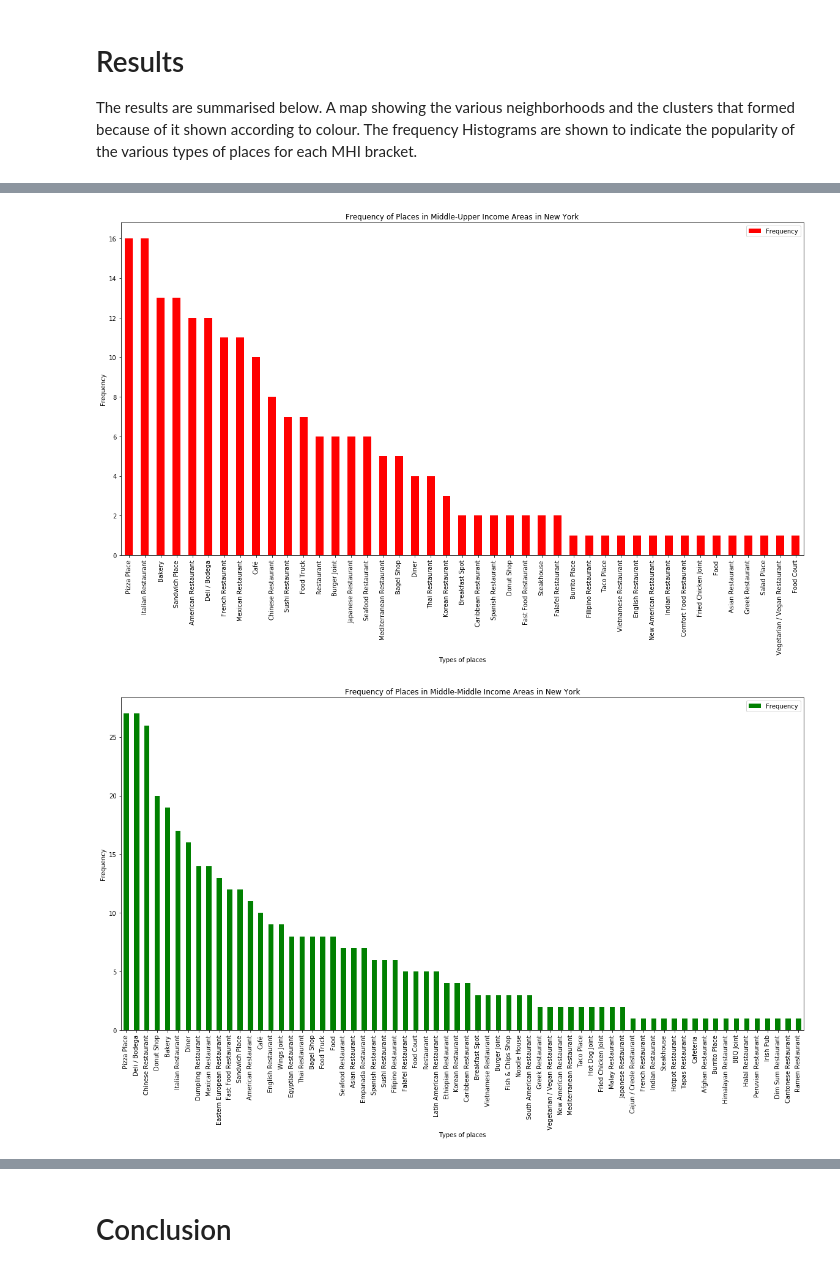
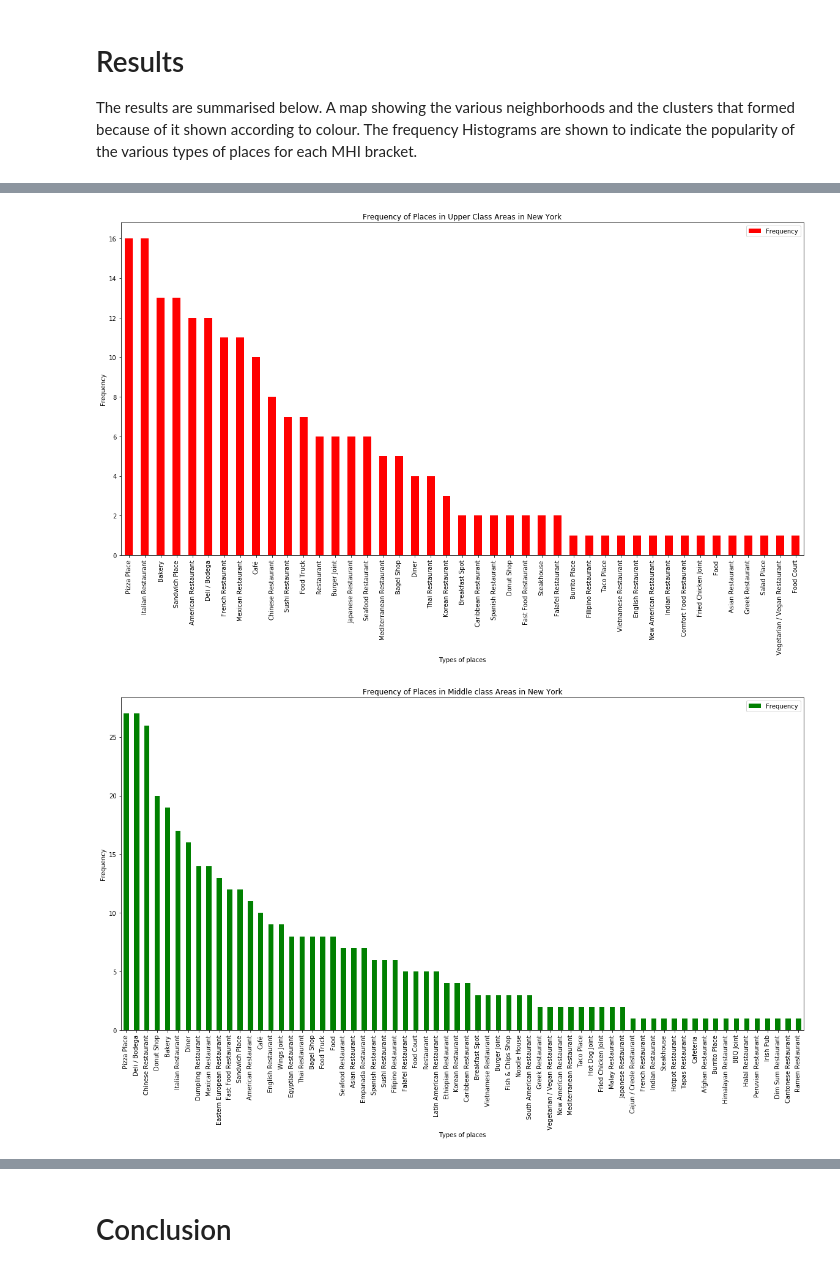
Before and after one commit to MatthewVT/Analysing-Food-Business-in-New-York-City, a Jupyter notebook: Week 5 PG Assignment/Battle of the New York Neighbourhoods- Food Business Case.ipynb, the cells around one changed output, grey strips where cells are left out. Drawn from its saved outputs; the diff is of its cells as text; code cells hidden in the pictures.

```diff
--- a/Week 5 PG Assignment/Battle of the New York Neighbourhoods- Food Business Case.ipynb
+++ b/Week 5 PG Assignment/Battle of the New York Neighbourhoods- Food Business Case.ipynb
@@ -901,25 +810,25 @@ map_clusters
 # %%
 df = df_U
 df.plot(kind='bar', figsize=(20, 10),  color='red')
 
 plt.xlabel('Types of places') # add to x-label to the plot
 plt.ylabel('Frequency') # add y-label to the plot
-plt.title('Frequency of Places in Middle-Upper Income Areas in New York') # add title to the plot
+plt.title('Frequency of Places in Upper Class Areas in New York') # add title to the plot
 plt.xticks(range(len(df['Type of place'])), df['Type of place'], size='medium')
 plt.show()
 # %% [output]
-[figure, old version]
+[figure, new version]
 # %%
 df = df_M
 df.plot(kind='bar', figsize=(20, 10),  color='green')
 
 plt.xlabel('Types of places') # add to x-label to the plot
 plt.ylabel('Frequency') # add y-label to the plot
-plt.title('Frequency of Places in Middle-Middle Income Areas in New York') # add title to the plot
+plt.title('Frequency of Places in Middle class Areas in New York') # add title to the plot
 plt.xticks(range(len(df['Type of place'])), df['Type of place'], size='medium')
 plt.show()
 # %% [output]
-[figure, old version]
+[figure, new version]
 # %%
 df = df_L
 df.plot(kind='bar', figsize=(20, 10),  color='blue')
```
Also changed, not shown: parts of 12 cells of this notebook.
